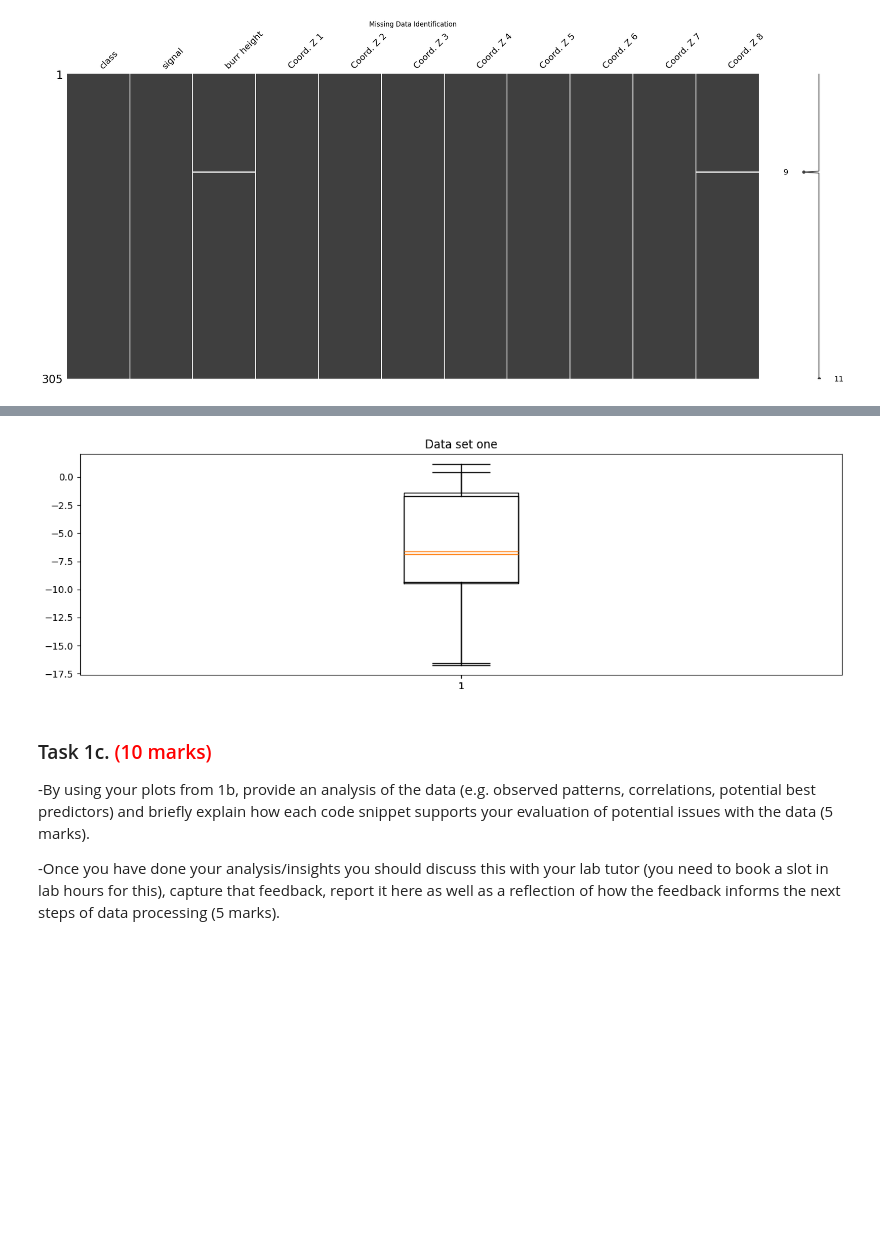
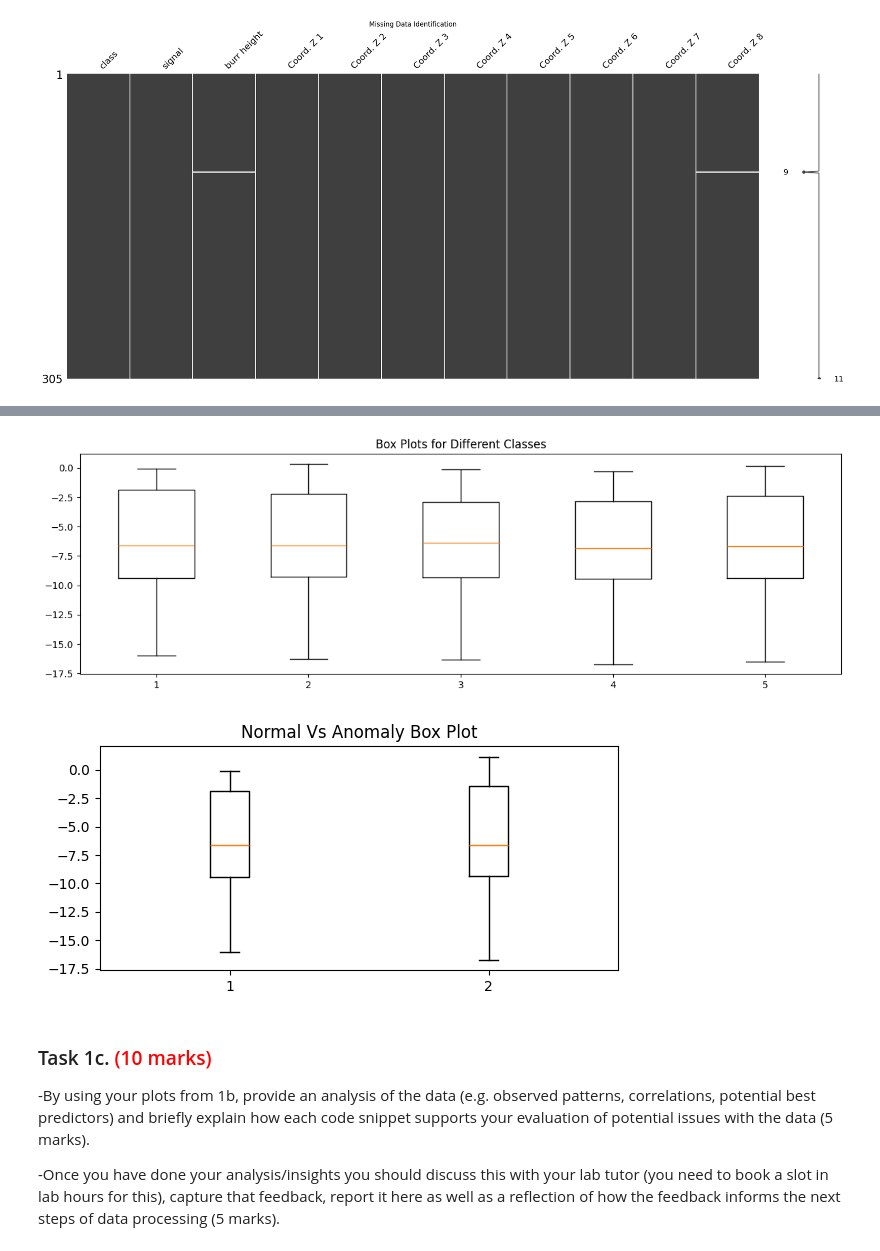
Before and after one commit to efyja15/ML4Eng, a Jupyter notebook: mmme4125_coursework_2026.ipynb, the cells around one changed output, grey strips where cells are left out. Drawn from its saved outputs; the diff is of its cells as text; code cells hidden in the pictures; blank space fills up the shorter version.

```diff
--- a/mmme4125_coursework_2026.ipynb
+++ b/mmme4125_coursework_2026.ipynb
@@ -291,22 +297,32 @@ plt.show()
 # %%
 # Insert your code here for plot 3
 #Box plot to look for outlier data
 import matplotlib.pyplot as plt
 
 #subset['IEFF'] = pd.to_numeric(subset['IEFF'], errors='coerce')
 #subset['IEFF'].dtype
-signal = np.asarray(data.at[0, "signal"])
+signal1 = np.asarray(data.at[27, "signal"]) # normal
 fig, ax = plt.subplots(figsize=(12, 4))
-ax.boxplot(signal)
-ax.set_title("Data set one")
+ax.set_title("Box Plots for Different Classes")
 
-signal = np.asarray(data.at[80, "signal"])
-ax.boxplot(signal)
+signal2 = np.asarray(data.at[170, "signal"]) # short
+signal3 = np.asarray(data.at[122, "signal"]) # Gap
+signal4 = np.asarray(data.at[74, "signal"]) # Low P
+signal5 = np.asarray(data.at[225, "signal"]) # Uneven
 
+ax.boxplot([signal1, signal2,signal3,signal4,signal5])
 plt.tight_layout()
 plt.show()
+
+fig, ax = plt.subplots(figsize=(6, 3))
+ax.set_title("Normal Vs Anomaly Box Plot")
+signal1 = np.asarray(data.at[27, "signal"]) #normal
+signal2 = np.asarray(data.at[0, "signal"]) # anomaly
+ax.boxplot([signal1, signal2])
+plt.tight_layout()
 # %% [output]
-[figure, old version]
+[figure, new version]
+[figure, added]
 # %%
 # you may include more plots that may be helpful for analysis
 # %% [markdown]
```
Also changed, not shown: parts of 3 cells of this notebook.
